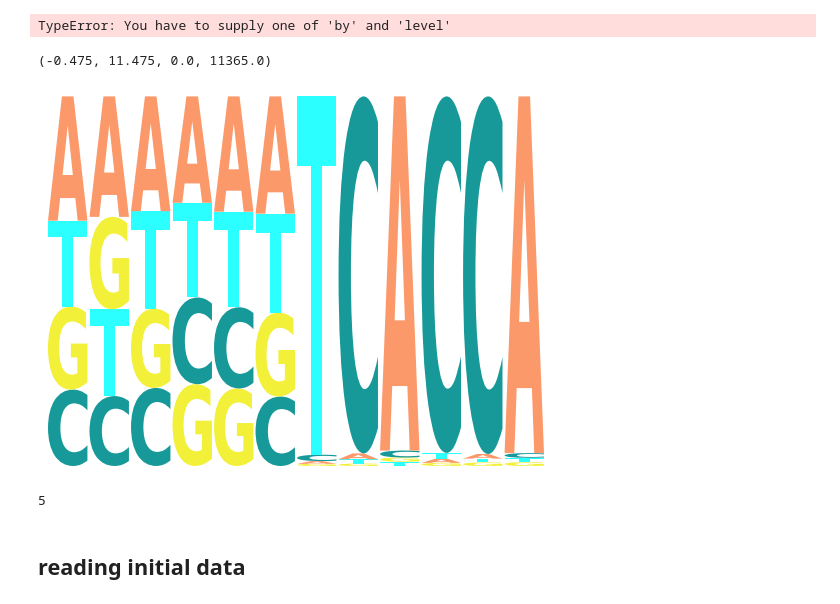
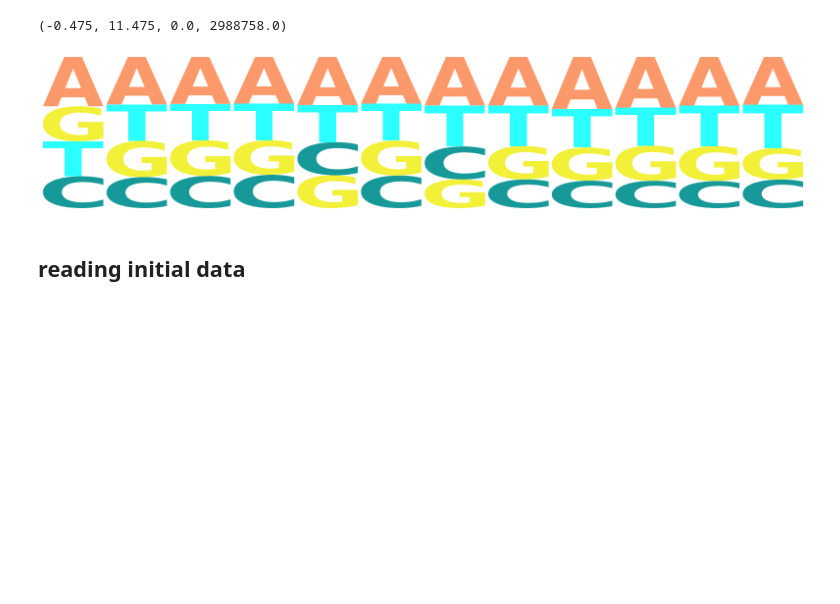
Before and after one commit to BostonGene/pyigmap, a Jupyter notebook: results/allergy_umi_test.ipynb, the cells around one changed output. Saved outputs shown, nothing was run; the diff lists cells and outputs as text; code cells hidden in the pictures; blank space fills up the shorter version.

```diff
--- a/results/allergy_umi_test.ipynb
+++ b/results/allergy_umi_test.ipynb
@@ -171,24 +165,16 @@ sns.histplot(res, x='read_num_post_dedup', log_scale=True)
-# %%
-res.groupby()
-# %% [output]
-TypeError: You have to supply one of 'by' and 'level'
 # %%
 import logomaker
 def plot_logo(clonotypes, ax):
     mat_df = logomaker.alignment_to_matrix(clonotypes)
     logomaker.Logo(mat_df, color_scheme='skylign_protein', ax=ax)
 # %%
-fig, ax = plt.subplots()
+fig, ax = plt.subplots(figsize=(20, 4))
 plot_logo([x[:12].decode('ascii') for x in sequences],
          ax=ax)
 plt.axis('off')
 # %% [output]
-(-0.475, 11.475, 0.0, 11365.0)
+(-0.475, 11.475, 0.0, 2988758.0)
-[figure, old version]
+[figure, new version]
-# %%
-5
-# %% [output]
-5
 # %% [markdown]
 ## reading initial data
 # %%
```
Also changed, not shown: parts of 25 cells of this notebook, 7 other files.
